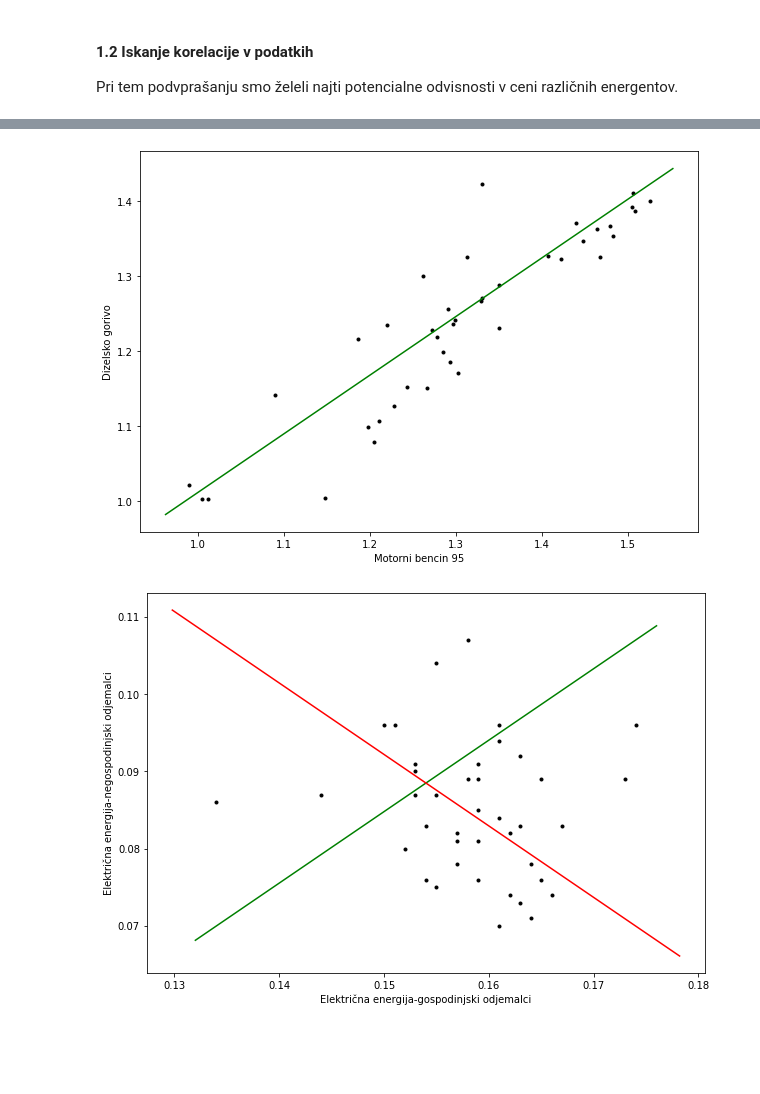
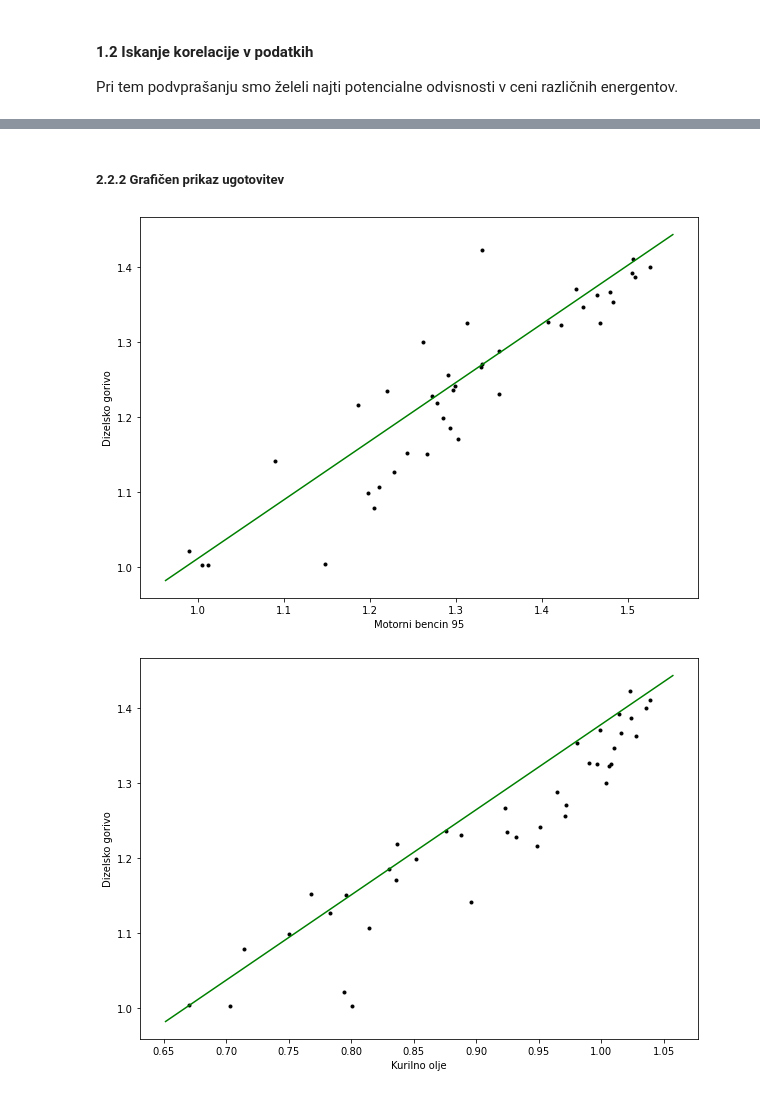
Before and after one commit to cugalord/PR21_NVZ-LS-BK-NZ, a Jupyter notebook: src/fuel_correlation.ipynb, the cells around one changed output, grey strips where cells are left out. Drawn from its saved outputs; the diff is of its cells as text; code cells hidden in the pictures; blank space fills up the shorter version.

```diff
--- a/src/fuel_correlation.ipynb
+++ b/src/fuel_correlation.ipynb
@@ -115,7 +120,11 @@ Cene kurilnega olja in el. energije ne korelirajo <br>
+# %% [markdown]
+##### 2.2.2 Grafičen prikaz ugotovitev
 # %%
 # Plot correlation coefficients for specific fuels.
+
+# Plotting of first finding.
 mu.plot_scatter_dynamic(eits['Motorni bencin 95 (EUR/l)'], eits['Dizelsko gorivo (EUR/l)'], labels=['Motorni bencin 95', 'Dizelsko gorivo'])
-mu.plot_scatter_dynamic(eits['Električna energija-gospodinjski odjemalci (EUR/kWh)'], eits['Električna energija-negospodinjski odjemalci (EUR/kWh)'], labels=['Električna energija-gospodinjski odjemalci', 'Električna energija-negospodinjski odjemalci'])
+mu.plot_scatter_dynamic(eits['Kurilno olje (EUR/l)'], eits['Dizelsko gorivo (EUR/l)'], labels=['Kurilno olje', 'Dizelsko gorivo'])
 # %% [output]
 [figure]
-[figure, old version]
+[figure, new version]
```
Also changed, not shown: parts of 10 cells of this notebook, 1 other file.
